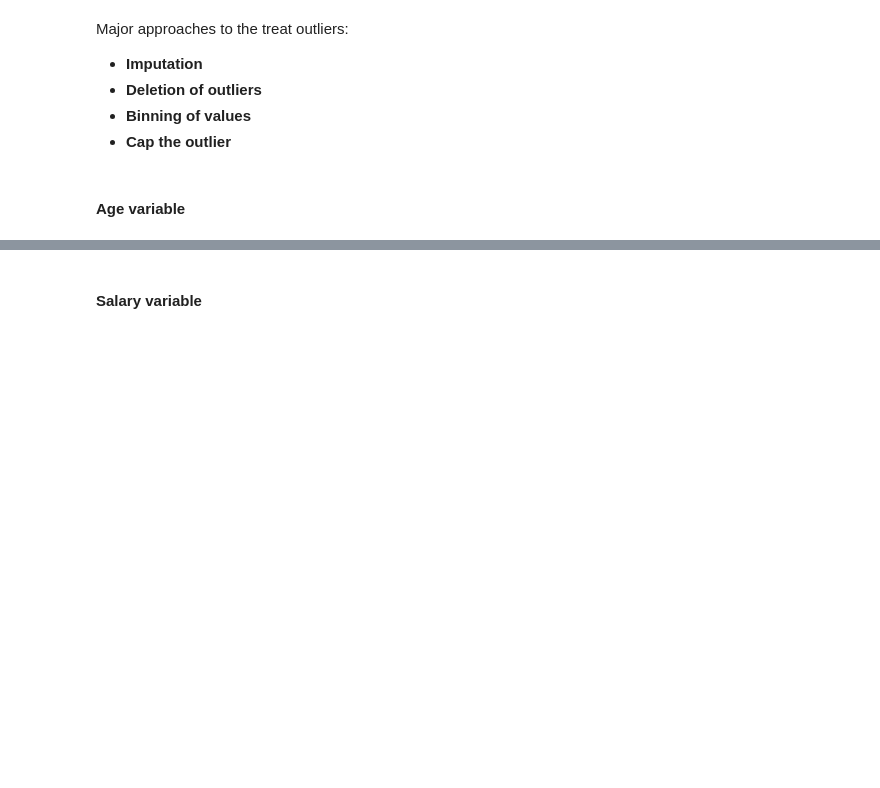
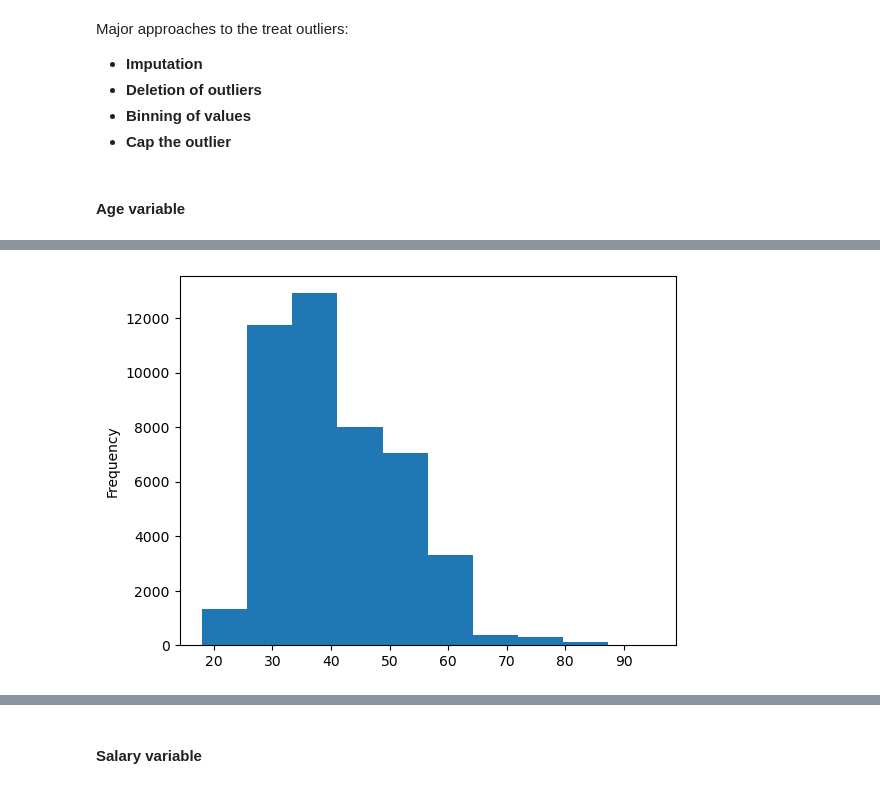
Before and after one commit to Nishanthfiona/DataScience, a Jupyter notebook: Upgrad/Course_1_Datatoolkit/Bank Marketing Case Study EDA/Bank Marketing Campaign EDA NoteBook.ipynb, the cells around one changed output, grey strips where cells are left out. Drawn from its saved outputs; the diff is of its cells as text; code cells hidden in the pictures; blank space fills up the shorter version.

```diff
--- a/Upgrad/Course_1_Datatoolkit/Bank Marketing Case Study EDA/Bank Marketing Campaign EDA NoteBook.ipynb
+++ b/Upgrad/Course_1_Datatoolkit/Bank Marketing Case Study EDA/Bank Marketing Campaign EDA NoteBook.ipynb
@@ -212,4 +221,5 @@ Types of missing values:
 Drop the records with age missing.
 # %%
 #drop the records with age missing in inp0 and copy in inp1 dataframe.
-inp1=
+inp1= inp0[-inp0.age.isnull()].copy()
+inp1.shape
@@ -222,2 +272,3 @@ inp1=
 # %%
-#find the mode of month in inp1
+# fill the missing values with mode value of month in inp1.
+inp1.month.fillna(inp1.month.mode()[0] , inplace = True)
@@ -236,5 +334,6 @@ Target variable is better of not imputed.
 - Drop the records with missing values.
 # %%
 #drop the records with response missings in inp1.
+inp1 = inp1[-inp1.response.isnull()]
 # %%
 #calculate the missing values in each column of data frame: inp1.
@@ -245,3 +378,5 @@ Target variable is better of not imputed.
+# %%
+inp1.loc[inp1.pdays < 0,"pdays"] = np.NaN
 # %% [markdown]
 -1 indicates the missing values.
 Missing value does not always be present as null.
@@ -268,0 +430,5 @@ Major approaches to the treat outliers:
+# %%
+inp1.age.plot.hist()
+plt.show()
+# %% [output]
+[figure, added]
```
Also changed, not shown: parts of 39 cells of this notebook, 3 other files.
